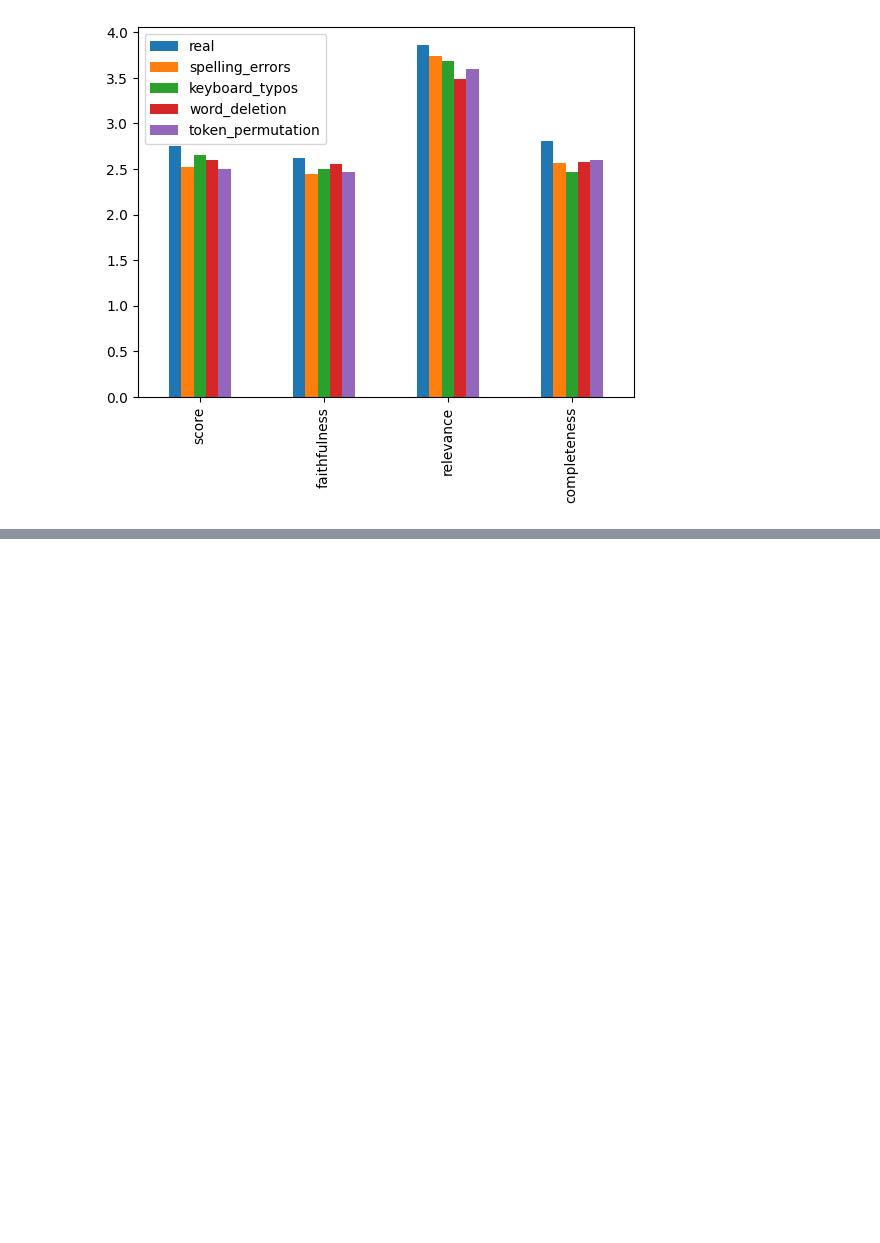
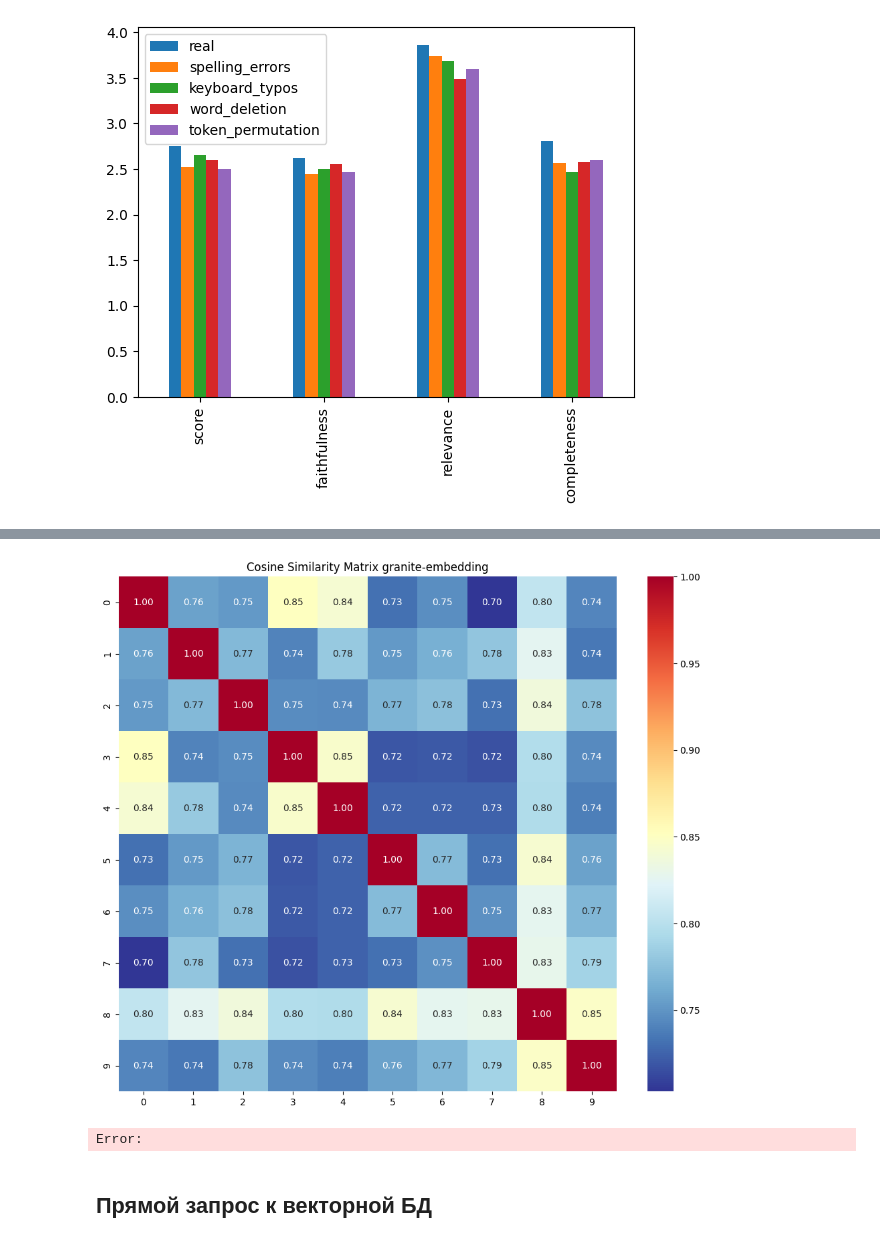
Before and after one commit to FW761/lightrag_test, a Jupyter notebook: lightrag.ipynb, the cells around one changed output, grey strips where cells are left out. Saved outputs shown, nothing was run; the diff lists cells and outputs as text; code cells hidden in the pictures; blank space fills up the shorter version.

```diff
--- a/lightrag.ipynb
+++ b/lightrag.ipynb
@@ -1482,0 +1800,29 @@ import matplotlib.pyplot as plt
+# %%
+import numpy as np
+import seaborn as sns
+import matplotlib.pyplot as plt
+
+num_ = 4
+model = FOR_HEAT_MAPP[num_]['Model']
+vector = FOR_HEAT_MAPP[num_]['vector']
+
+embeddings = np.vstack([vector])
+from sklearn.metrics.pairwise import cosine_similarity
+sim_matrix = cosine_similarity(embeddings)
+
+plt.figure(figsize=(12, 10))
+
+sns.heatmap(
+    sim_matrix,
+    annot=True,      # показать значения
+    fmt=".2f",       # 2 знака после запятой
+    cmap="RdYlBu_r"
+)
+
+plt.title(f"Cosine Similarity Matrix {model}")
+plt.show()
+# %% [output]
+[figure, added]
+Error:
+# %% [markdown]
+## Прямой запрос к векторной БД
```
Also changed, not shown: parts of 18 cells of this notebook, 2 other files.
